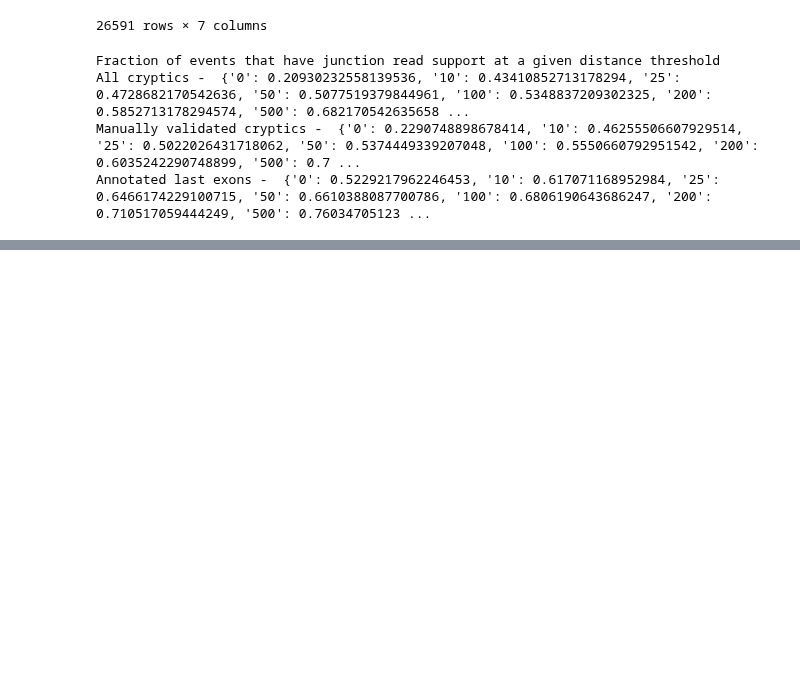
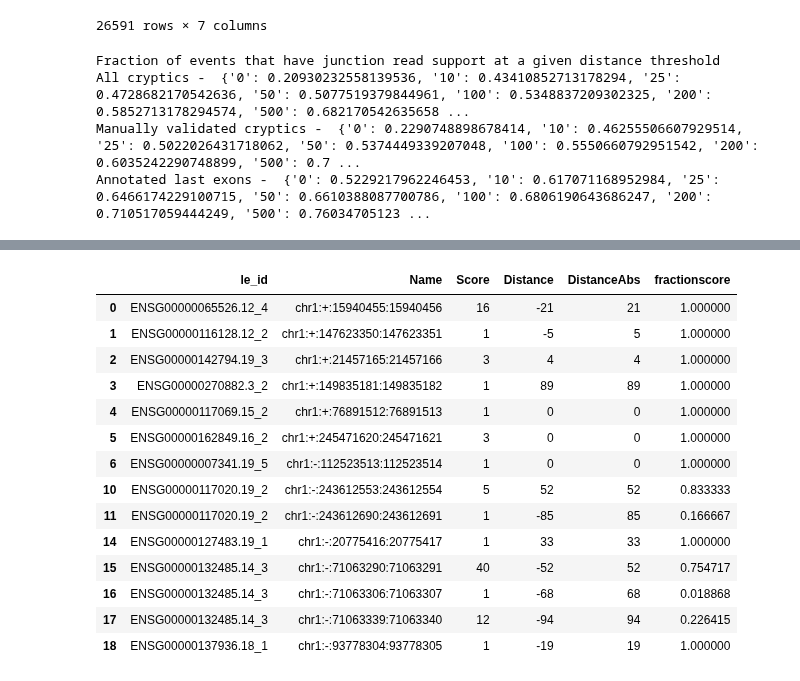
Before and after one commit to frattalab/tdp43-apa, a Jupyter notebook: preprocessing/scripts/curate_cryptics_polya_tail_reads.ipynb, the cells around one changed output, grey strips where cells are left out. Cells and saved outputs as stored; diff of their text form; code cells hidden in the pictures; blank space fills up the shorter version.

```diff
--- a/preprocessing/scripts/curate_cryptics_polya_tail_reads.ipynb
+++ b/preprocessing/scripts/curate_cryptics_polya_tail_reads.ipynb
@@ -285,0 +412,23 @@ Annotated last exons -  {'0': 0.5229217962246453, '10': 0.617071168952984, '25':
+# %%
+x = cryp_pas_allpas_nr_grs["100"].as_df().head(n=20)[["le_id", "Name", "Score", "Distance", "DistanceAbs"]].drop_duplicates(["le_id", "Name", "Score"])
+
+x_sum = x.groupby("le_id")["Score"].transform(sum)
+
+x["fractionscore"] = x["Score"] / x_sum
+x
+# %% [output]
+|  | le_id | Name | Score | Distance | DistanceAbs | fractionscore |
+| 0 | ENSG00000065526.12_4 | chr1:+:15940455:15940456 | 16 | -21 | 21 | 1.000000 |
+| 1 | ENSG00000116128.12_2 | chr1:+:147623350:147623351 | 1 | -5 | 5 | 1.000000 |
+| 2 | ENSG00000142794.19_3 | chr1:+:21457165:21457166 | 3 | 4 | 4 | 1.000000 |
+| 3 | ENSG00000270882.3_2 | chr1:+:149835181:149835182 | 1 | 89 | 89 | 1.000000 |
+| 4 | ENSG00000117069.15_2 | chr1:+:76891512:76891513 | 1 | 0 | 0 | 1.000000 |
+| 5 | ENSG00000162849.16_2 | chr1:+:245471620:245471621 | 3 | 0 | 0 | 1.000000 |
+| 6 | ENSG00000007341.19_5 | chr1:-:112523513:112523514 | 1 | 0 | 0 | 1.000000 |
+| 10 | ENSG00000117020.19_2 | chr1:-:243612553:243612554 | 5 | 52 | 52 | 0.833333 |
+| 11 | ENSG00000117020.19_2 | chr1:-:243612690:243612691 | 1 | -85 | 85 | 0.166667 |
+| 14 | ENSG00000127483.19_1 | chr1:-:20775416:20775417 | 1 | 33 | 33 | 1.000000 |
+| 15 | ENSG00000132485.14_3 | chr1:-:71063290:71063291 | 40 | -52 | 52 | 0.754717 |
+| 16 | ENSG00000132485.14_3 | chr1:-:71063306:71063307 | 1 | -68 | 68 | 0.018868 |
+| 17 | ENSG00000132485.14_3 | chr1:-:71063339:71063340 | 12 | -94 | 94 | 0.226415 |
+| 18 | ENSG00000137936.18_1 | chr1:-:93778304:93778305 | 1 | -19 | 19 | 1.000000 |
```
Also changed, not shown: parts of 7 cells of this notebook.
